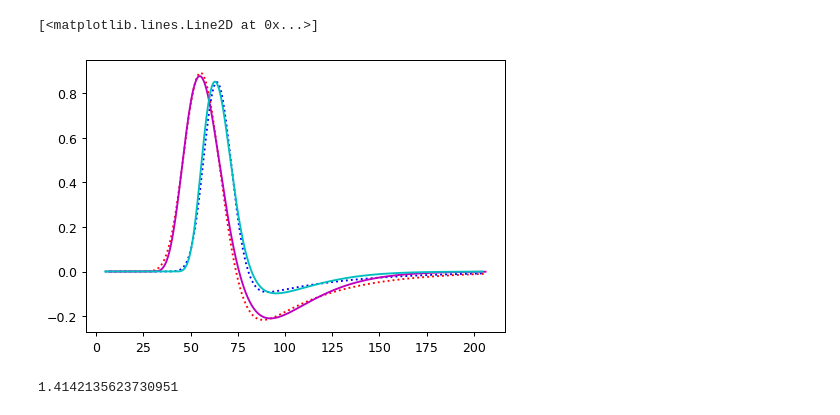
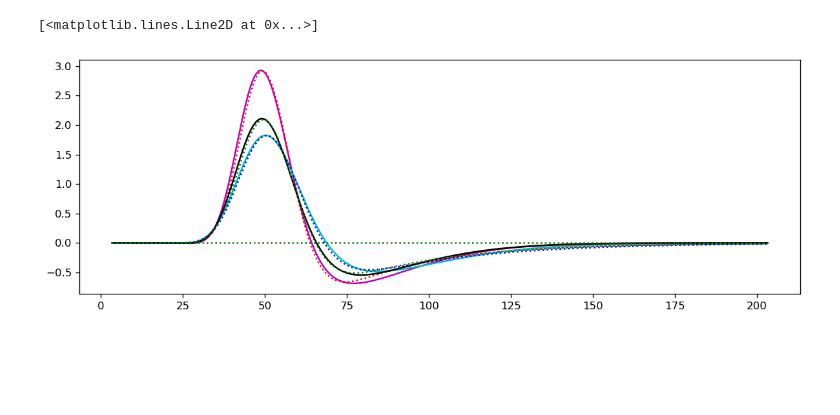
Before and after one commit to g13/patchV1, a Jupyter notebook: LGN_kernel.ipynb, the cells around one changed output. Saved outputs shown, nothing was run; the diff lists cells and outputs as text; code cells hidden in the pictures; blank space fills up the shorter version.

```diff
--- a/LGN_kernel.ipynb
+++ b/LGN_kernel.ipynb
@@ -46,2 +103,45 @@ def sKFourier(k, r, v):
+# %%
+fig = plt.figure('temporal-P_center', figsize=(12,4), dpi=120)
+ax = fig.add_subplot(111)
+#ax1 = fig.add_subplot(131)
+#ax2 = fig.add_subplot(132)
+#ax3 = fig.add_subplot(133)
+
+Dt_PonC = Don
+Ar_PonC = 64.5
+tauR_PonC = 1.42
+nR_PonC = 30.82
+Ad_PonC = 40.0
+tauD_PonC = 6.9
+nD_PonC = 10.2
+Kt = temporalSimple(Ar_PonC, Ad_PonC, tauR_PonC, tauD_PonC, nR_PonC, nD_PonC, t-Dt_PonC)
+ax.plot(t+Don,Kt,'m')
+ax.plot(t+Don,Kt_onC,':r')
+
+Dt_PoffC = Doff
+Ar_PoffC = 50.3
+tauR_PoffC = 2.08
+nR_PoffC = 22.18
+Ad_PoffC = 33.4
+tauD_PoffC = 8.4
+nD_PoffC = 9.2
+Kt = temporalSimple(Ar_PoffC, Ad_PoffC, tauR_PoffC, tauD_PoffC, nR_PoffC, nD_PoffC, t-Dt_PoffC)
+ax.plot(t+Doff,Kt,'c')
+ax.plot(t+Doff,Kt_offC,':b')
+
+Dt_PallC = Dall
+Ar_PallC = 53.8
+tauR_PallC = 1.75
+nR_PallC = 25.5
+Ad_PallC = 35.0
+tauD_PallC = 7.4
+nD_PallC = 9.5
+Kt = temporalSimple(Ar_PallC, Ad_PallC, tauR_PallC, tauD_PallC, nR_PallC, nD_PallC, t-Dt_PallC)
+ax.plot(t+Dall,Kt,'k')
+ax.plot(t+Dall,Kt_allC,':g')
+ax.plot(t+Dall,np.zeros(t.shape),':g')
+# %% [output]
+[<matplotlib.lines.Line2D at 0x...>]
+[figure, added]
 # %%
 t = np.arange(1000)/1000*200
@@ -66,21 +157,0 @@ Kt_s = temporalKernel(A, HS, tauS, NL, tauL, t)
-# %%
-fig = plt.figure('temporal', dpi=90)
-ax = fig.add_subplot(111)
-ax.plot(t+Dc,Kt_c,':r')
-ax.plot(t+Ds,Kt_s,':b')
-#    temporalSimple(Ar, Ad, tauR, tauD, nR, nD, t)
-k = 1.55
-Kt = temporalSimple(25.9, 16.5, 5.2/k, 17/k,  10.2,  6,  t-12-Dc)
-ax.plot(t+Dc,Kt,'m')
-#k = 2.25
-#Kt = temporalSimple(17.5, 6.3, 5.0/k, 23.0/k,  13,  6,  t-27-Ds)
-#ax.plot(t+Ds,Kt,'c')
-Kt = temporalSimple(17.6, 6.4, 2.23, 10,  13,  6,  t-27-Ds)
-ax.plot(t+Ds,Kt,'c')
-# %% [output]
-[<matplotlib.lines.Line2D at 0x...>]
-[figure, removed]
-# %%
-np.float_power(2,0.5)
-# %% [output]
-1.4142135623730951
```
Also changed, not shown: parts of 12 cells of this notebook, 12 other files.
